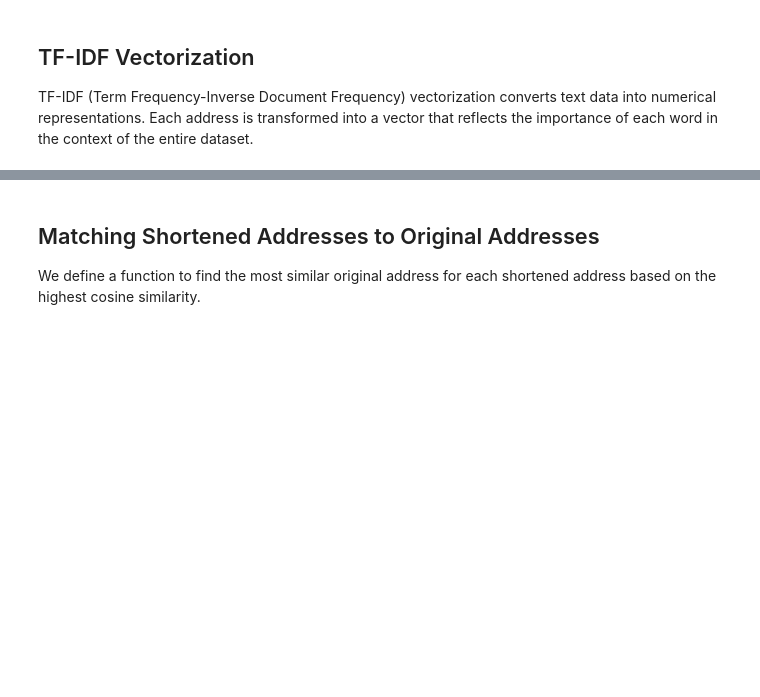
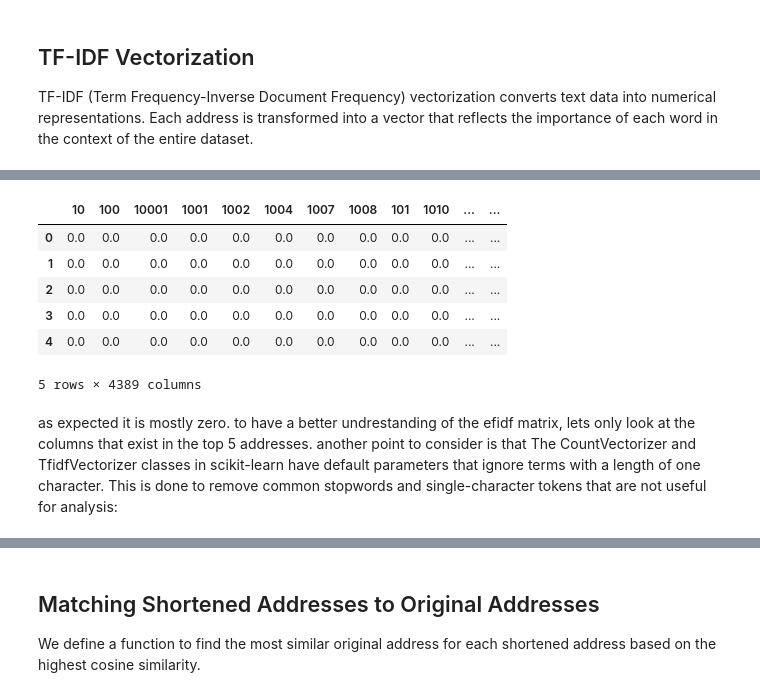
Before and after one commit to aleereza/address-similarity-analysis, a Jupyter notebook: notebooks/address-similarity-analysis.ipynb, the cells around one changed output, grey strips where cells are left out. Cells and saved outputs as stored; diff of their text form; code cells hidden in the pictures; blank space fills up the shorter version.

```diff
--- a/notebooks/address-similarity-analysis.ipynb
+++ b/notebooks/address-similarity-analysis.ipynb
@@ -27,0 +139,17 @@ TF-IDF (Term Frequency-Inverse Document Frequency) vectorization converts text d
+# %%
+# Transform the addresses to get the TF-IDF values
+tfidf_matrix = tfidf_vectorizer.transform(df_all_addresses['address'])
+
+# Create a DataFrame to display the TF-IDF values
+tfidf_df = pd.DataFrame(tfidf_matrix.toarray(), columns=tfidf_vectorizer.get_feature_names_out())
+tfidf_df.head()
+# %% [output]
+|  | 10 | 100 | 10001 | 1001 | 1002 | 1004 | 1007 | 1008 | 101 | 1010 | ... | ... |
+| 0 | 0.0 | 0.0 | 0.0 | 0.0 | 0.0 | 0.0 | 0.0 | 0.0 | 0.0 | 0.0 | ... | ... |
+| 1 | 0.0 | 0.0 | 0.0 | 0.0 | 0.0 | 0.0 | 0.0 | 0.0 | 0.0 | 0.0 | ... | ... |
+| 2 | 0.0 | 0.0 | 0.0 | 0.0 | 0.0 | 0.0 | 0.0 | 0.0 | 0.0 | 0.0 | ... | ... |
+| 3 | 0.0 | 0.0 | 0.0 | 0.0 | 0.0 | 0.0 | 0.0 | 0.0 | 0.0 | 0.0 | ... | ... |
+| 4 | 0.0 | 0.0 | 0.0 | 0.0 | 0.0 | 0.0 | 0.0 | 0.0 | 0.0 | 0.0 | ... | ... |
+5 rows × 4389 columns
+# %% [markdown]
+as expected it is mostly zero. to have a better undrestanding of the efidf matrix, lets only look at the columns that exist in the top 5 addresses. another point to consider is that The CountVectorizer and TfidfVectorizer classes in scikit-learn have default parameters that ignore terms with a length of one character. This is done to remove common stopwords and single-character tokens that are not useful for analysis:
```
Also changed, not shown: parts of 13 cells of this notebook.
